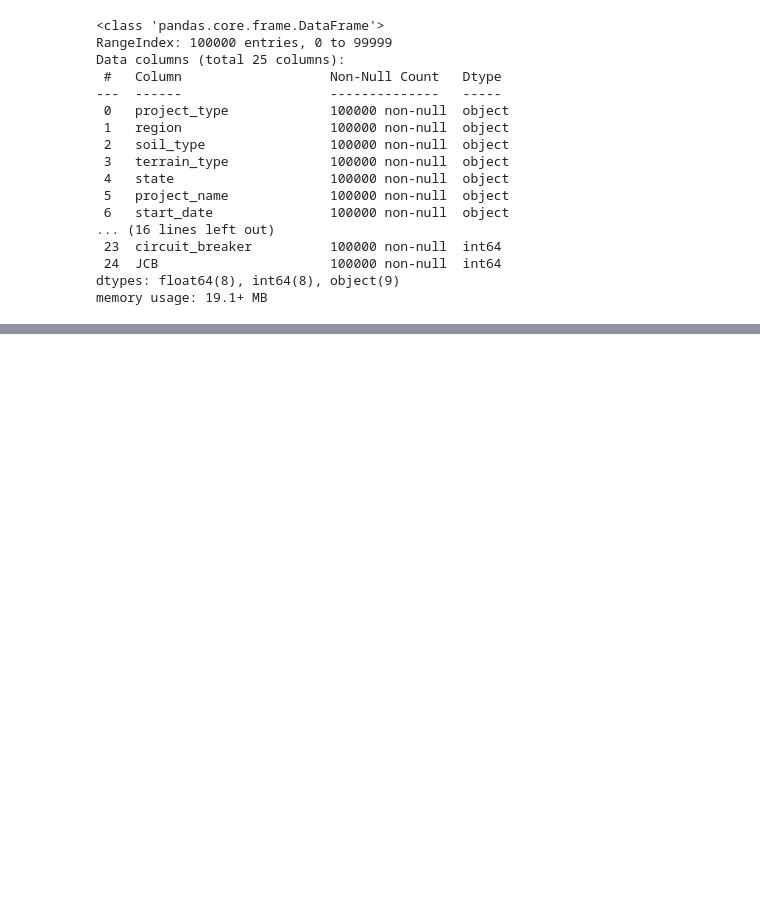
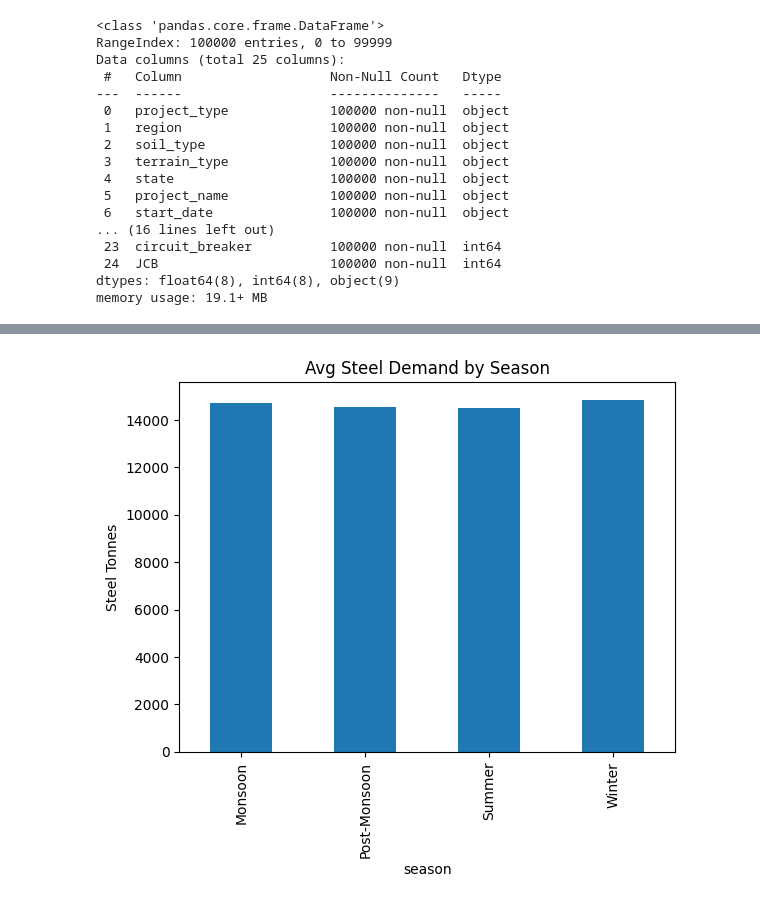
Before and after one commit to Doodle-Aditya/Power-grid, a Jupyter notebook: EDA.ipynb, the cells around one changed output, grey strips where cells are left out. Cells and saved outputs as stored; diff of their text form; code cells hidden in the pictures; blank space fills up the shorter version.

```diff
--- a/EDA.ipynb
+++ b/EDA.ipynb
@@ -51,0 +98,7 @@ memory usage: 19.1+ MB
+# %%
+df.groupby('season')['steel_tonnes'].mean().plot(kind='bar')
+plt.title("Avg Steel Demand by Season")
+plt.ylabel("Steel Tonnes")
+plt.show()
+# %% [output]
+[figure, added]
```
Also changed, not shown: parts of 14 cells of this notebook.
